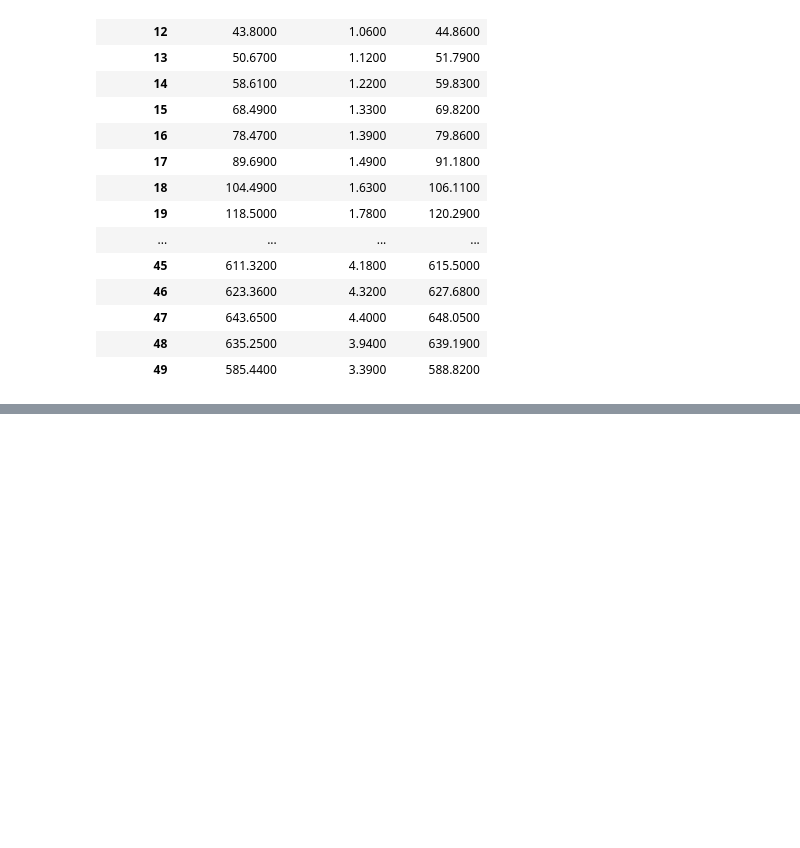
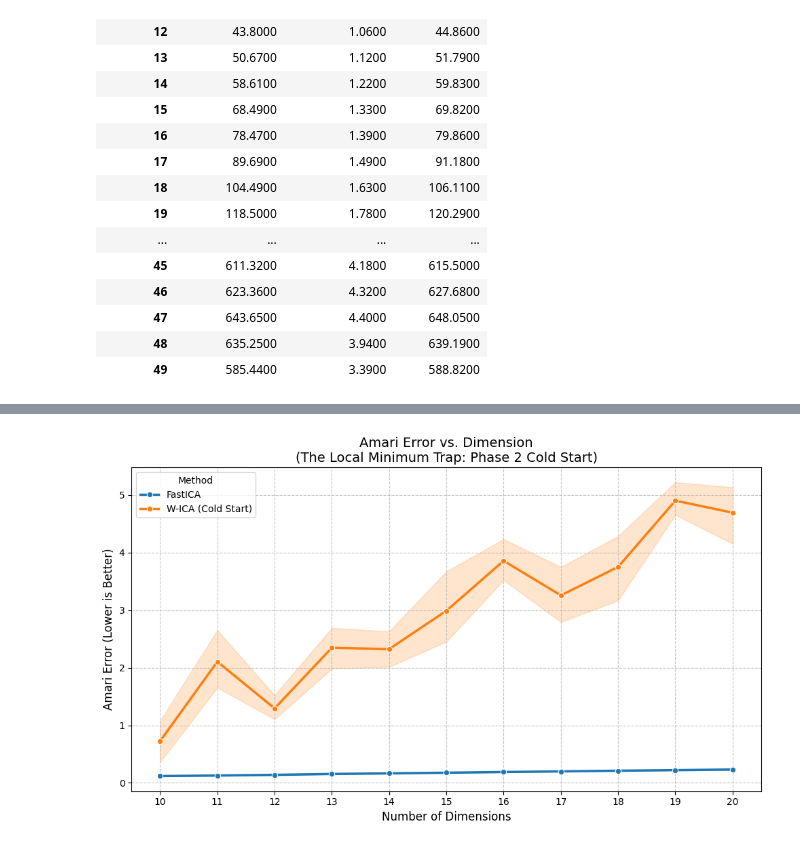
Before and after one commit to ashutoshjha3103/ot_in_linear_ica, a Jupyter notebook: exp/OT_stiefel_manifold_vs_FastICA.ipynb, the cells around one changed output, grey strips where cells are left out. Drawn from its saved outputs; the diff is of its cells as text; code cells hidden in the pictures; blank space fills up the shorter version.

Commit message:
FastICA failure mode invetigation

```diff
--- a/exp/OT_stiefel_manifold_vs_FastICA.ipynb
+++ b/exp/OT_stiefel_manifold_vs_FastICA.ipynb
@@ -347,0 +458,27 @@ display(w_ica_times.round(2))
+# %%
+# ==========================================
+# 4. Plotting the Cold Start Divergence
+# ==========================================
+
+plt.figure(figsize=(10, 6))
+
+# Plot the Amari Error curves
+sns.lineplot(
+    data=df,
+    x='Dimension',
+    y='Amari Error',
+    hue='Method',
+    marker='o',
+    linewidth=2.5,
+    palette=['#1f77b4', '#ff7f0e'] # Force consistent colors (FastICA Blue, W-ICA Orange)
+)
+
+plt.title("Amari Error vs. Dimension\n(The Local Minimum Trap: Phase 2 Cold Start)", fontsize=14)
+plt.ylabel("Amari Error (Lower is Better)", fontsize=12)
+plt.xlabel("Number of Dimensions", fontsize=12)
+plt.xticks(DIMENSIONS) # Ensure every dimension is ticked from 10 to 20
+plt.grid(True, linestyle='--', alpha=0.7)
+plt.tight_layout()
+plt.show()
+# %% [output]
+[figure, added]
```
Also changed, not shown: parts of 3 cells of this notebook, 4 other files.
